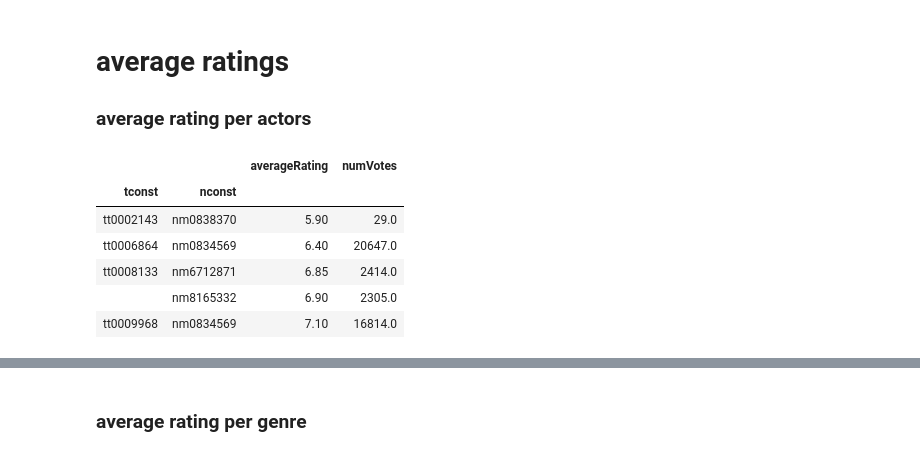
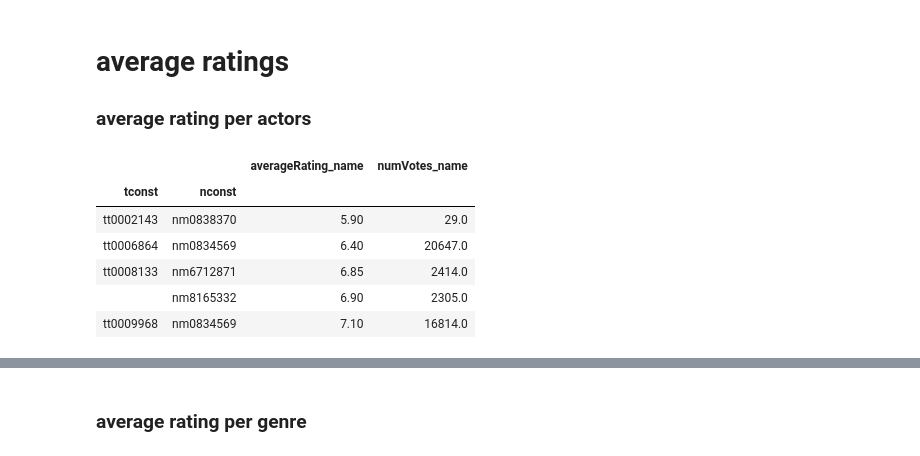
Before and after one commit to michaeltouze/datasciencest-movie, a Jupyter notebook: src/Features.ipynb, the cells around one changed output, grey strips where cells are left out. Saved outputs shown, nothing was run; the diff lists cells and outputs as text; code cells hidden in the pictures.

```diff
--- a/src/Features.ipynb
+++ b/src/Features.ipynb
@@ -11,28 +8,34 @@ dir_parsed_data = "../data/parsed_data"
 # average ratings
 ###  average rating per actors
 # %%
-link_name_basics_titles = pd.read_parquet(os.path.join(dir_edited_datamart, "link_name_basics_titles"))
-title_ratings = pd.read_parquet(os.path.join(dir_edited_datamart, "title_ratings"))
-title_basics = pd.read_parquet(os.path.join(dir_edited_datamart, "title_basics"))
+link_name_basics_titles = pd.read_parquet("../data/edited_data/datamart.db/link_name_basics_titles")
+title_ratings = pd.read_parquet("../data/edited_data/datamart.db/title_ratings")
+title_basics = pd.read_parquet("../data/edited_data/datamart.db/title_basics")
 # %%
 link_name_basics_titles_start_year = (
     link_name_basics_titles
     .merge(title_basics[["tconst", "startYear"]], left_on="tconst", right_on="tconst")
 )
 # %%
-name_avg_rating = (
+name_avg_ratings = (
     link_name_basics_titles_start_year
     .merge(
         link_name_basics_titles_start_year.rename(columns={"tconst": "_tconst", "startYear": "_startYear"}),
         right_on="nconst", left_on="nconst")
     .merge(title_ratings.rename(columns={"tconst": "_tconst"}), right_on="_tconst", left_on="_tconst")
 )
 
-name_avg_rating = name_avg_rating[name_avg_rating._startYear < name_avg_rating.startYear]
-name_avg_rating = name_avg_rating.groupby(["tconst", "nconst"])[["averageRating", "numVotes"]].mean()
-name_avg_rating.head()
+name_avg_ratings = name_avg_ratings[name_avg_ratings._startYear < name_avg_ratings.startYear]
+name_avg_ratings = name_avg_ratings.groupby(["tconst", "nconst"])[["averageRating", "numVotes"]].mean()
+name_avg_ratings = name_avg_ratings.rename(
+    columns={
+        "averageRating": "averageRating_name",
+        "numVotes": "numVotes_name",
+    }
+)
+name_avg_ratings.head()
 # %% [output]
-|  |  | averageRating | numVotes |
+|  |  | averageRating_name | numVotes_name |
 | tconst | nconst |  |  |
 | tt0002143 | nm0838370 | 5.90 | 29.0 |
 | tt0006864 | nm0834569 | 6.40 | 20647.0 |
```
Also changed, not shown: parts of 7 cells of this notebook, 1 other file.
